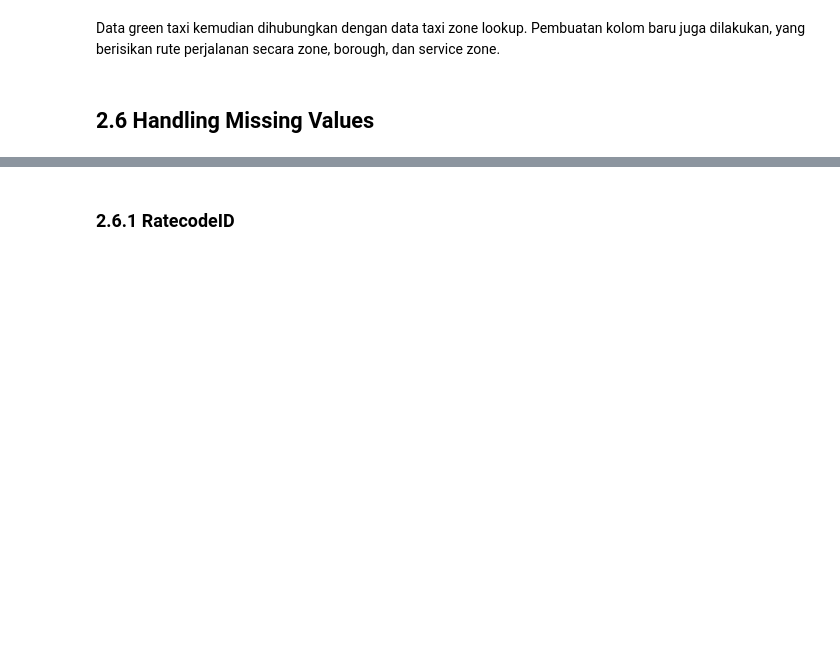
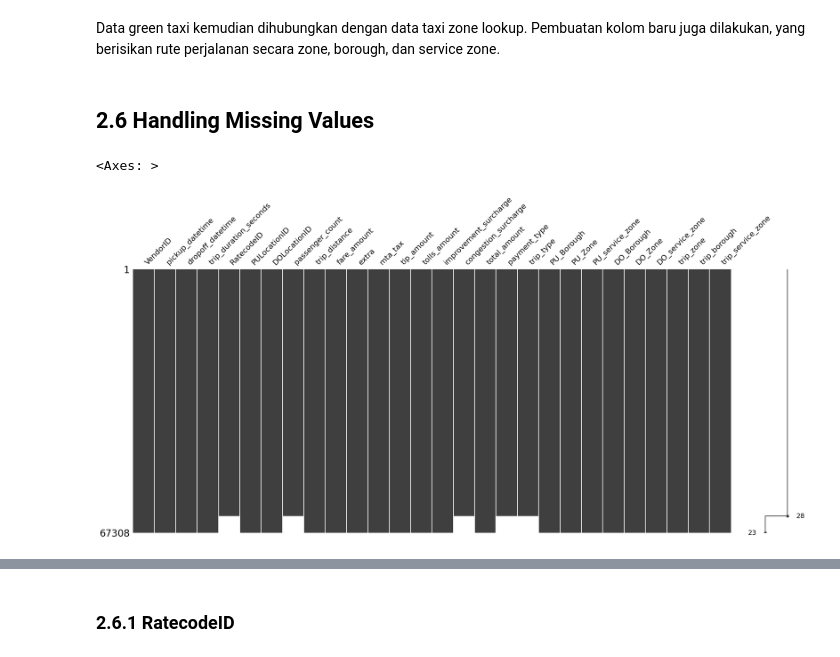
Before and after one commit to nheryanto/nyc-green-taxi, a Jupyter notebook: notebooks/1.0-nah-data-preparation.ipynb, the cells around one changed output, grey strips where cells are left out. Cells and saved outputs as stored; diff of their text form; code cells hidden in the pictures; blank space fills up the shorter version.

```diff
--- a/notebooks/1.0-nah-data-preparation.ipynb
+++ b/notebooks/1.0-nah-data-preparation.ipynb
@@ -416,9 +452,2 @@ df.drop(columns=['store_and_fwd_flag', 'ehail_fee'], inplace=True)
 # %% [markdown]
 ## **2.4 Handling Pickup Datetime**
-# %%
-# menambahkan kolom sementara untuk menyimpan tahun dan bulan pickup
-df['pickup_year'] = df.pickup_datetime.apply(lambda x: x.year)
-df['pickup_month'] = df.pickup_datetime.apply(lambda x: x.month)
-
-# menampilkan pickup di luar bulan Januari 2023
-df[~((df.pickup_year == 2023) & (df.pickup_month == 1))]
@@ -433,12 +465,9 @@ df[~((df.pickup_year == 2023) & (df.pickup_month == 1))]
 <br>1. Terlihat bahwa ada 4 poin data yang mempunyai tanggal pickup dan drop-off di luar periode bulan Januari 2023. Keempat data ini akan didrop karena lingkup waktu data yang digunakan hanya di bulan Januari 2023.
 # %%
 print(f"n_data before removing irrelevant pickup time: {len(df)}")
-print(f"n_data with irrelevant pickup time: {len(df[~((df.pickup_year == 2023) & (df.pickup_month == 1))])}")
+print(f"n_data with irrelevant pickup time: {len(df[~((df.pickup_datetime.apply(lambda x: x.year) == 2023) & (df.pickup_datetime.apply(lambda x: x.month) == 1))])}")
 
 # hanya mengambil data pickup di bulan Januari 2023
-df = df[(df.pickup_year == 2023) & (df.pickup_month == 1)]
+df = df[(df.pickup_datetime.apply(lambda x: x.year) == 2023) & (df.pickup_datetime.apply(lambda x: x.month) == 1)]
 print(f"n_data after removing irrelevant pickup time: {len(df)}")
-
-# drop kolom tahun dan bulan pickup
-df.drop(columns=['pickup_year', 'pickup_month'], inplace=True)
 # %% [output]
@@ -492,6 +521,6 @@ print(f"n_data before removing unknown location name: {len(df)}")
 print(f"n_data with unknown location name: {len(df[(df.PULocationID.isin([264,265])) | (df.DOLocationID.isin([264,265]))])}")
 
 # hanya mengambil data pickup di bulan Januari 2023
-df = df[~((df.PULocationID.isin([264,265])) | (df.DOLocationID.isin([264,265])))]
+df = df[(~df.PULocationID.isin([264,265])) & (~df.DOLocationID.isin([264,265]))]
 print(f"n_data after removing unknown location name: {len(df)}")
 # %% [output]
@@ -501,12 +530,12 @@ n_data after removing unknown location name: 67317
 # %% [markdown]
 Data green taxi kemudian dihubungkan dengan data taxi zone lookup. Pembuatan kolom baru juga dilakukan, yang berisikan rute perjalanan secara zone, borough, dan service zone.
 # %%
-df = df.merge(df_zone.set_index('LocationID'), left_on='PULocationID', right_index=True)
+df = df.merge(df_zone.set_index('LocationID'), how='left', left_on='PULocationID', right_index=True)
 df.rename(columns={'Borough': 'PU_Borough',
                     'Zone': 'PU_Zone',
                     'service_zone': 'PU_service_zone'}, inplace=True)
 
-df = df.merge(df_zone.set_index('LocationID'), left_on='DOLocationID', right_index=True)
+df = df.merge(df_zone.set_index('LocationID'), how='left', left_on='DOLocationID', right_index=True)
 df.rename(columns={'Borough': 'DO_Borough',
                     'Zone': 'DO_Zone',
                     'service_zone': 'DO_service_zone'}, inplace=True)
@@ -518,3 +547,8 @@ df = df.assign(
 )
 # %% [markdown]
 ## **2.6 Handling Missing Values**
+# %%
+msno.matrix(df)
+# %% [output]
+<Axes: >
+[figure, added]
```
Also changed, not shown: parts of 66 cells of this notebook.
